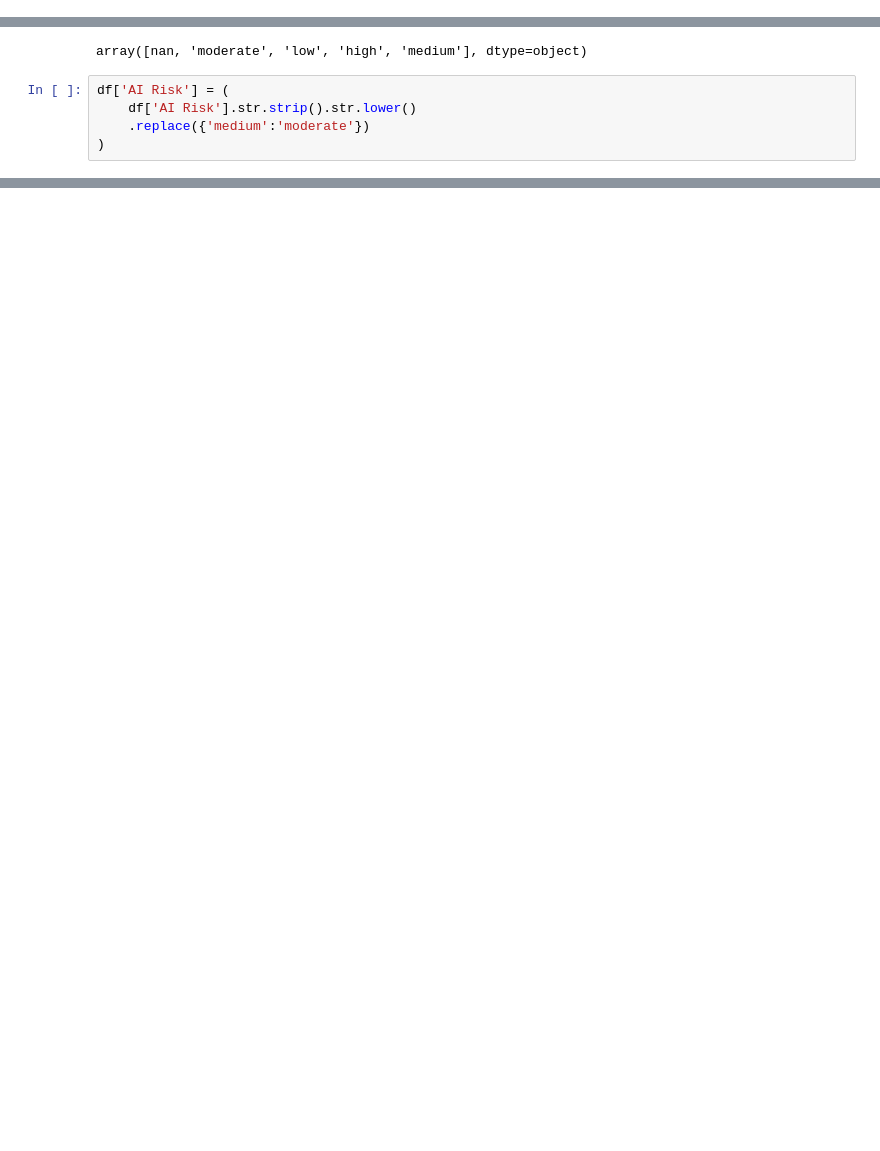
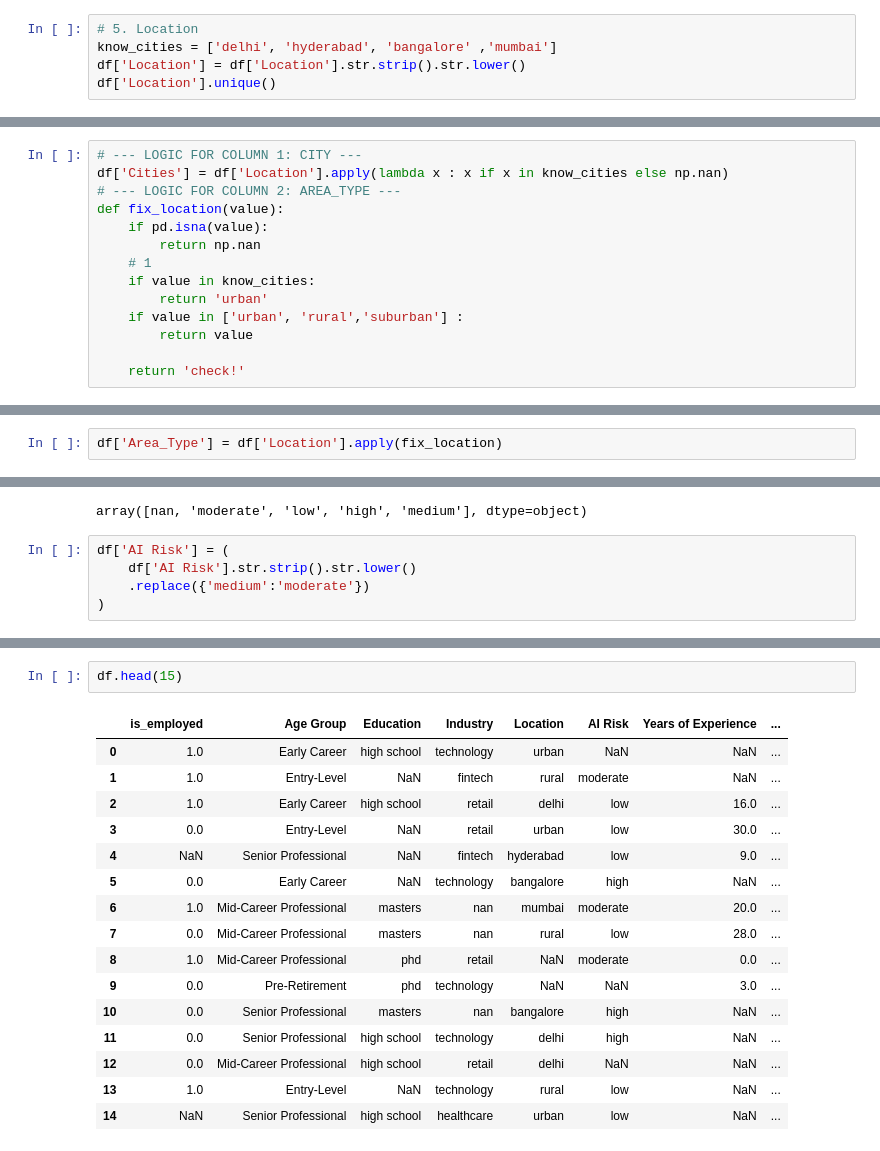
Before and after one commit to adarsh-singh106/Road-To-ML, a Jupyter notebook: ML-1/Self Practice/employment_data.ipynb, the cells around one changed output, grey strips where cells are left out. Drawn from its saved outputs; the diff is of its cells as text; blank space fills up the shorter version.

Commit message:
Fix Missing column where miss < 20%

```diff
--- a/ML-1/Self Practice/employment_data.ipynb
+++ b/ML-1/Self Practice/employment_data.ipynb
@@ -141,3 +141,8 @@ df['Industry'] = (
         'health': 'healthcare'
     })
 )
+# %%
+# 5. Location
+know_cities = ['delhi', 'hyderabad', 'bangalore' ,'mumbai']
+df['Location'] = df['Location'].str.strip().str.lower()
+df['Location'].unique()
@@ -143,0 +154,14 @@ df['Industry'] = (
+# %%
+# --- LOGIC FOR COLUMN 1: CITY ---
+df['Cities'] = df['Location'].apply(lambda x : x if x in know_cities else np.nan)
+# --- LOGIC FOR COLUMN 2: AREA_TYPE ---
+def fix_location(value):
+    if pd.isna(value):
+        return np.nan
+    # 1
+    if value in know_cities:
+        return 'urban'
+    if value in ['urban', 'rural','suburban'] :
+        return value
+
+    return 'check!'
@@ -143,0 +173,2 @@ df['Industry'] = (
+# %%
+df['Area_Type'] = df['Location'].apply(fix_location)
@@ -179 +214,20 @@ Values->
 ----------------------------------------------------------------------
+# %%
+df.head(15)
+# %% [output]
+|  | is_employed | Age Group | Education | Industry | Location | AI Risk | Years of Experience | ... |
+| 0 | 1.0 | Early Career | high school | technology | urban | NaN | NaN | ... |
+| 1 | 1.0 | Entry-Level | NaN | fintech | rural | moderate | NaN | ... |
+| 2 | 1.0 | Early Career | high school | retail | delhi | low | 16.0 | ... |
+| 3 | 0.0 | Entry-Level | NaN | retail | urban | low | 30.0 | ... |
+| 4 | NaN | Senior Professional | NaN | fintech | hyderabad | low | 9.0 | ... |
+| 5 | 0.0 | Early Career | NaN | technology | bangalore | high | NaN | ... |
+| 6 | 1.0 | Mid-Career Professional | masters | nan | mumbai | moderate | 20.0 | ... |
+| 7 | 0.0 | Mid-Career Professional | masters | nan | rural | low | 28.0 | ... |
+| 8 | 1.0 | Mid-Career Professional | phd | retail | NaN | moderate | 0.0 | ... |
+| 9 | 0.0 | Pre-Retirement | phd | technology | NaN | NaN | 3.0 | ... |
+| 10 | 0.0 | Senior Professional | masters | nan | bangalore | high | NaN | ... |
+| 11 | 0.0 | Senior Professional | high school | technology | delhi | high | NaN | ... |
+| 12 | 0.0 | Mid-Career Professional | high school | retail | delhi | NaN | NaN | ... |
+| 13 | 1.0 | Entry-Level | NaN | technology | rural | low | NaN | ... |
+| 14 | NaN | Senior Professional | high school | healthcare | urban | low | NaN | ... |
```
Also changed, not shown: parts of 16 cells of this notebook.
